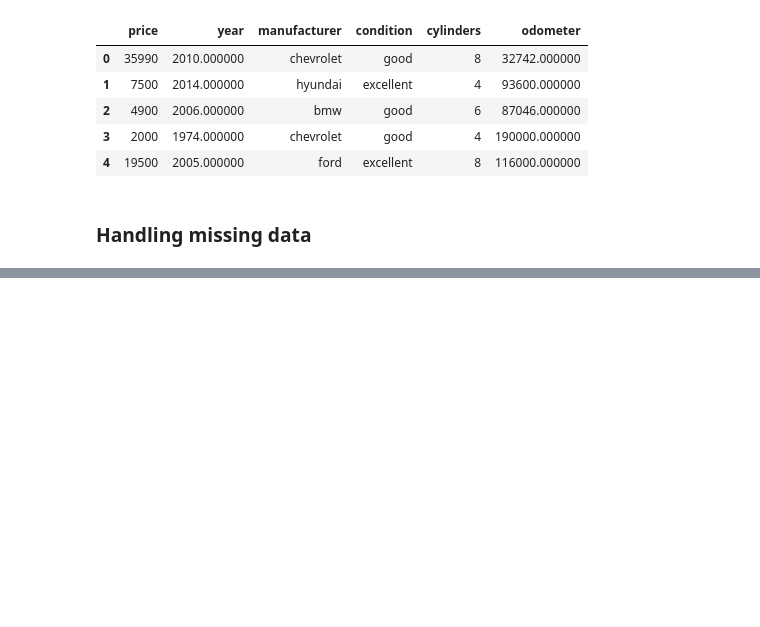
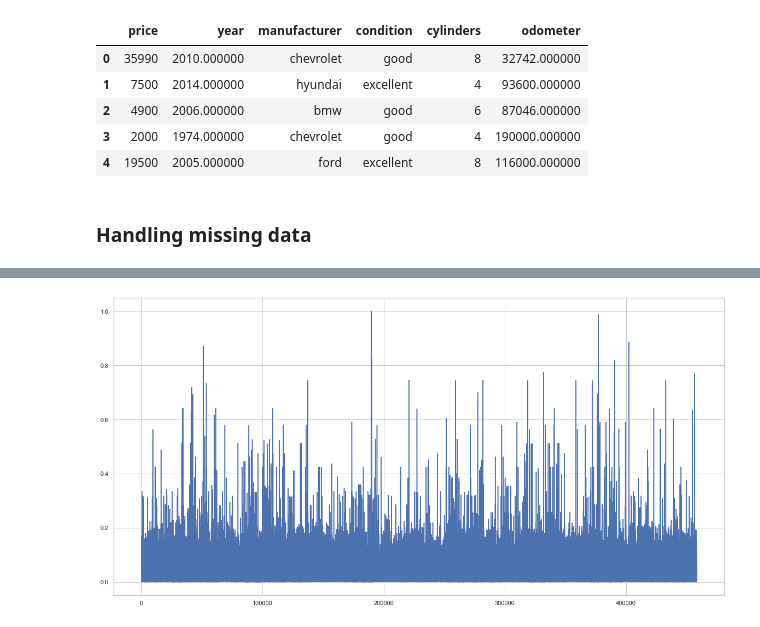
Before and after one commit to ulmii/machine-learning, a Jupyter notebook: data_processing.ipynb, the cells around one changed output, grey strips where cells are left out. Cells and saved outputs as stored; diff of their text form; code cells hidden in the pictures; blank space fills up the shorter version.

```diff
--- a/data_processing.ipynb
+++ b/data_processing.ipynb
@@ -607,0 +830,8 @@ new_cars.to_csv('cars.csv')
+# %%
+veh = new_veh.copy()
+veh['price'] = prices_scaled
+
+veh.price.plot()
+plt.show()
+# %% [output]
+[figure, added]
```
Also changed, not shown: parts of 42 cells of this notebook.
